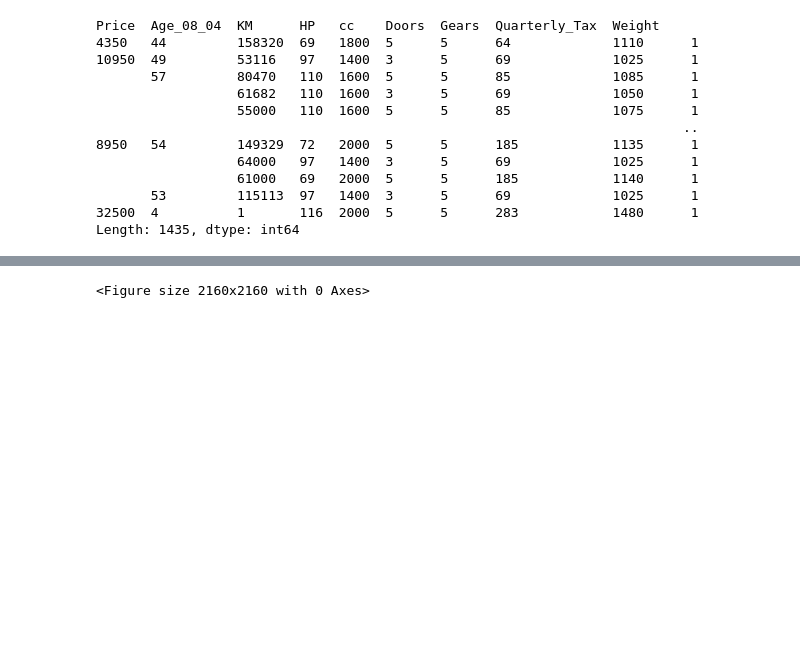
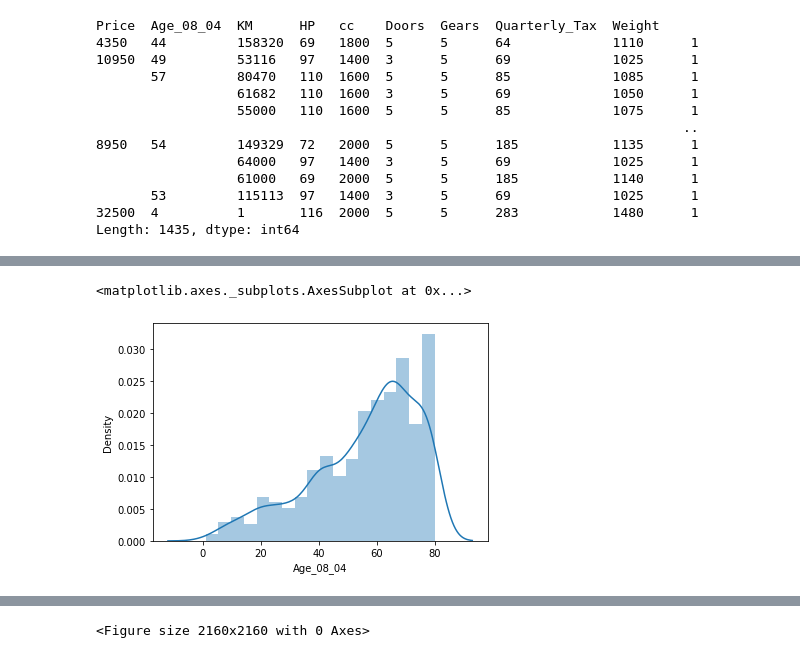
Before and after one commit to manasik29/Multi_Linear_Regression_on_Cars_data_to_predict_MPG, a Jupyter notebook: Toyota_Corrola.ipynb, the cells around one changed output, grey strips where cells are left out. Cells and saved outputs as stored; diff of their text form; code cells hidden in the pictures; blank space fills up the shorter version.

```diff
--- a/Toyota_Corrola.ipynb
+++ b/Toyota_Corrola.ipynb
@@ -129,0 +188,5 @@ Length: 1435, dtype: int64
+# %%
+sns.distplot(data2.Age_08_04)
+# %% [output]
+<matplotlib.axes._subplots.AxesSubplot at 0x...>
+[figure, added]
```
Also changed, not shown: parts of 22 cells of this notebook.
